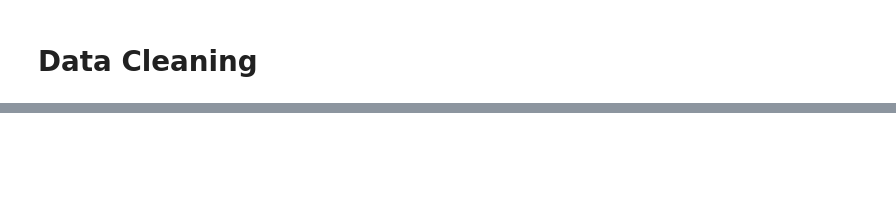
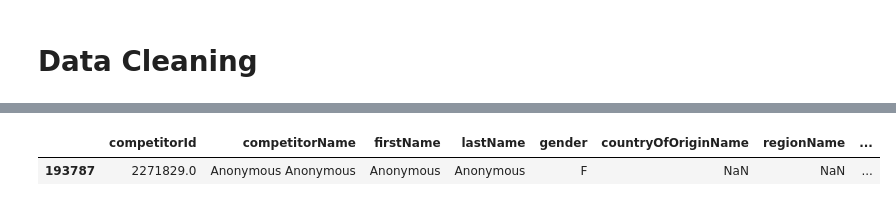
Before and after one commit to tgomesjuliana/ds-crossfit-games-competitions, a Jupyter notebook: data_cleaning.ipynb, the cells around one changed output, grey strips where cells are left out. Drawn from its saved outputs; the diff is of its cells as text; code cells hidden in the pictures; blank space fills up the shorter version.

```diff
--- a/data_cleaning.ipynb
+++ b/data_cleaning.ipynb
@@ -99,0 +155,12 @@ df_2023_semifinals_athletes_scores = selecting_columns_athletes_scores("2023", "
+# %%
+# competitorName, firstName, lastName are ok to have null values as we don't expect the model to take them into account - drop columns
+
+# countryOfOriginName, affiliateId, affiliateName aren't ok to have null values but there's not much we can do here - create constant
+
+# height and weight aren't ok to have null values but we can replace them with non-nulls average or median - create average or median
+
+# regionName and age aren't ok to have null values but it's one anonymous person with irrelevant overall rank and score - drop row
+df_2022_open_athletes_information[df_2022_open_athletes_information['age'].isnull()]
+# %% [output]
+|  | competitorId | competitorName | firstName | lastName | gender | countryOfOriginName | regionName | ... |
+| 193787 | 2271829.0 | Anonymous Anonymous | Anonymous | Anonymous | F | NaN | NaN | ... |
```
Also changed, not shown: parts of 21 cells of this notebook.
